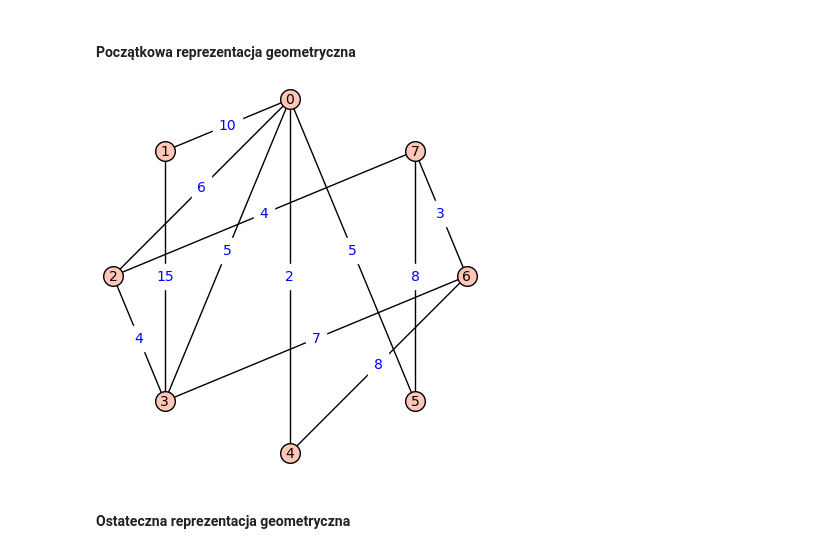
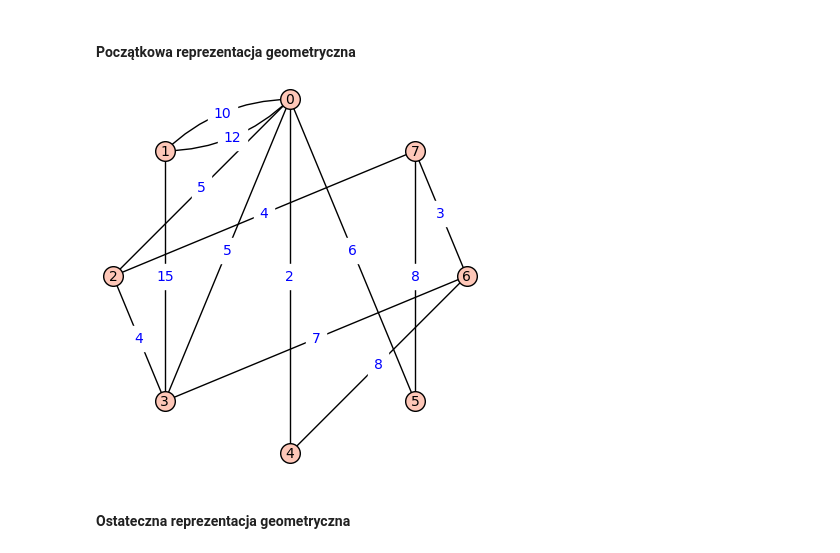
Before and after one commit to YarikRevich/mst_algorithms, a Jupyter notebook: Algorytmy wyznaczania MST.ipynb, the cells around one changed output. Cells and saved outputs as stored; diff of their text form; code cells hidden in the pictures.

```diff
--- a/Algorytmy wyznaczania MST.ipynb
+++ b/Algorytmy wyznaczania MST.ipynb
@@ -109,3 +111,17 @@ def combineSubsets(src: list[int], rank: list[int], x: int, y: int) -> None:
+# %%
+from sage.graphs.graph import Graph
+
+class OrderedGraph(Graph):
+    def __init__(self, *args, **kwargs):
+        super().__init__(*args, **kwargs)
+        self.edge_order = []
+
+    def add_edge(self, *args, **kwargs):
+        super().add_edge(*args, **kwargs)
+        self.edge_order.append(args)
+
+    def ordered_edges(self):
+        return self.edge_order
 # %% [markdown]
 Niżej jest podana funkcja, która implementuje algorytm **Kruskala**. Ona przyjmuje dwa argumenty: tablica wierzchołków i wag **src** oraz liczbę wierzchołków **V**. Celem funkcji jest generowanie połączeń zgodnie z podanymi zasadami. Funkcja zwraca dwuwymiarową tablicę, która reprezentuje wygenerowane połączenia.
 # %%
@@ -170,7 +188,10 @@ $$\mathcal O(E*V)$$
 # %% [markdown]
 Poniżej jest podany przykład wykorzystania, który ...
 # %%
-src = [[0, 1, 10],
+src = OrderedGraph(multiedges=True)
+src.add_edges([
+    [0, 1, 10],
+    [0, 1, 12],
     [0, 5, 6],
     [0, 3, 5],
     [1, 3, 15],
@@ -181,8 +202,8 @@ src = [[0, 1, 10],
     [2, 7, 4],
     [4, 6, 8],
     [6, 7, 3],
-    [5, 7, 8]]
-result = kruskal(src, 8)
+    [5, 7, 8]])
+result = kruskal(src)
 
-print(result)
+print(result.ordered_edges())
 # %% [output]
@@ -210,22 +224,11 @@ for v in result:
     assert found == True
 # %% [markdown]
 #### Początkowa reprezentacja geometryczna
-# %%
-from sage.graphs.graph_plot import GraphPlot
-
-graph_src = []
-labels_src = {}
-
-for c in src:
-    graph_src.append(tuple(c))
-
-g = Graph()
-g.add_edges(graph_src)
-
-GP = g.graphplot(edge_labels=True, layout='circular')
-GP.show()
-# %% [output]
-[figure, removed]
+# %%
+GP = src.graphplot(edge_labels=True, layout='circular')
+GP.show()
+# %% [output]
+[figure, added]
 # %% [markdown]
 #### Ostateczna reprezentacja geometryczna
 # %%
```
Also changed, not shown: parts of 12 cells of this notebook.
